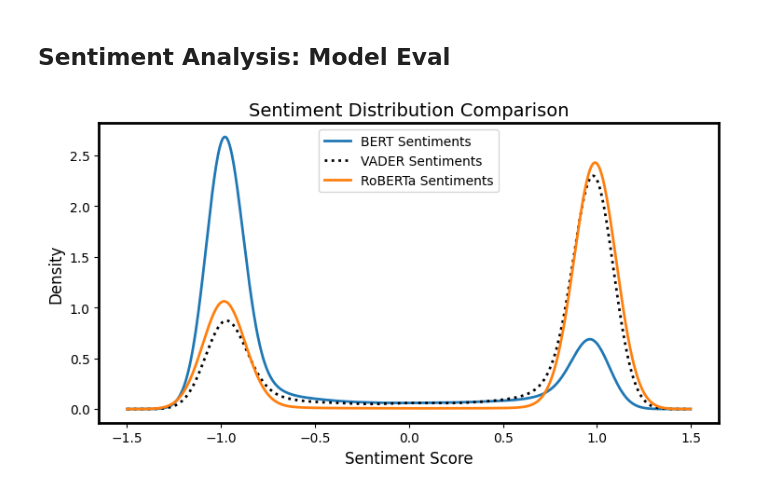
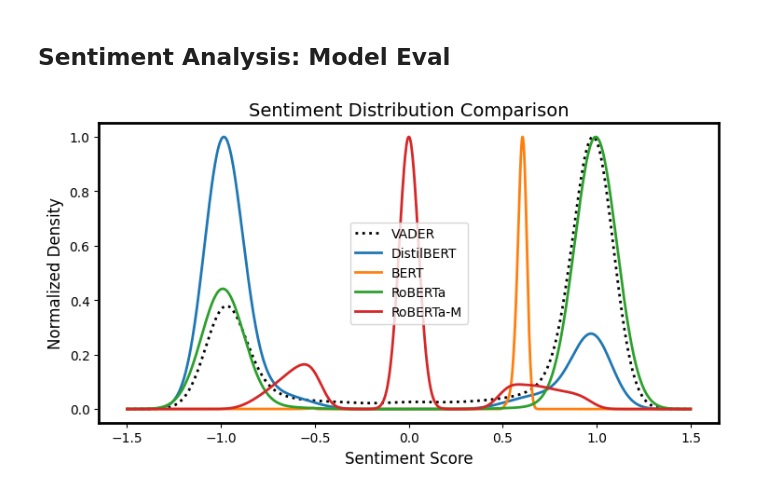
Before and after one commit to ads-capstone-su23/599_team_project, a Jupyter notebook: deliverables/ADS509_Team9_Capstone_09_Modeling_eval.ipynb, the cells around one changed output. Saved outputs shown, nothing was run; the diff lists cells and outputs as text; code cells hidden in the pictures.

Commit message:
Update modeling evaluation code and output

```diff
--- a/deliverables/ADS509_Team9_Capstone_09_Modeling_eval.ipynb
+++ b/deliverables/ADS509_Team9_Capstone_09_Modeling_eval.ipynb
@@ -34,8 +37,8 @@ news_05_df = pd.read_csv('../data/news-05.csv')
 news_05_df = pd.merge(news_00_df, news_05_df, on='text_id')
 
 # Load pre-processed embeddings as numpy array
-embeddings = np.load('../data/embeddings.npy', allow_pickle=True)
-news_05_df['embeddings'] = list(embeddings)
+#embeddings = np.load('../data/embeddings.npy', allow_pickle=True)
+#news_05_df['embeddings'] = list(embeddings)
 
 print(news_05_df.info())
 # %% [output]
@@ -59,36 +62,42 @@ None
 # %% [markdown]
 ## Sentiment Analysis: Model Eval
 # %%
-# Plot distribution comparison
+# Define dictionary of models with labels
+models = {
+    'sentiment_vader_compound': 'VADER',
+    'sentiment_distilbert': 'DistilBERT',
+    'sentiment_bert': 'BERT',
+    'sentiment_roberta': 'RoBERTa',
+    'sentiment_roberta_m': 'RoBERTa-M'
+}
 
-min_sentiment = news_05_df['sentiment_roberta'].min()
-max_sentiment = news_05_df['sentiment_roberta'].max()
+# Define plot boundaries
+min_sentiment = news_05_df['sentiment_roberta'].min() - 0.5
+max_sentiment = news_05_df['sentiment_roberta'].max() + 0.5
 
-# Compute KDE for 'sentiment_bert'
-bert_kde = gaussian_kde(news_05_df['sentiment_bert'])
-x_bert = np.linspace(min_sentiment - 0.5, max_sentiment + 0.5, 1000)
-y_bert = bert_kde(x_bert)
-plt.plot(x_bert, y_bert, label='BERT Sentiments')
+# Generate plot for each model
+for model, label in models.items():
+    # Compute KDE for model
+    model_kde = gaussian_kde(news_05_df[model])
+    x_model = np.linspace(min_sentiment, max_sentiment, 1000)
+    y_model = model_kde(x_model)
 
-# Compute KDE for 'sentiment_vader_compound'
-vadar_kde = gaussian_kde(news_05_df['sentiment_vader_compound'])
-x_vadar = np.linspace(min_sentiment - 0.5, max_sentiment + 0.5, 1000)
-y_vadar = vadar_kde(x_vadar) * len(news_05_df['sentiment_bert']) / len(news_05_df['sentiment_vader_compound'])
-plt.plot(x_vadar, y_vadar, linestyle='dotted', color='black', label='VADER Sentiments')
+    # Normalize distribution to max value
+    y_model /= y_model.max()
 
-# Compute KDE for 'sentiment_roberta'
-roberta_kde = gaussian_kde(news_05_df['sentiment_roberta'])
-x_roberta = np.linspace(min_sentiment - 0.5, max_sentiment + 0.5, 1000)
-y_roberta = roberta_kde(x_roberta)
-plt.plot(x_roberta, y_roberta, label='RoBERTa Sentiments')
+    # Plot 'em
+    if model == 'sentiment_vader_compound':
+        plt.plot(x_model, y_model, linestyle='dotted', color='black', label=label)
+    else:
+        plt.plot(x_model, y_model, label=label)
 
 plt.title('Sentiment Distribution Comparison')
 plt.xlabel('Sentiment Score')
-plt.ylabel('Density')
+plt.ylabel('Normalized Density')
 
 plt.legend()
 plt.tight_layout()
 plt.show()
 # %% [output]
-[figure, old version]
+[figure, new version]
 # %%
```
Also changed, not shown: parts of 4 cells of this notebook, 2 other files.
